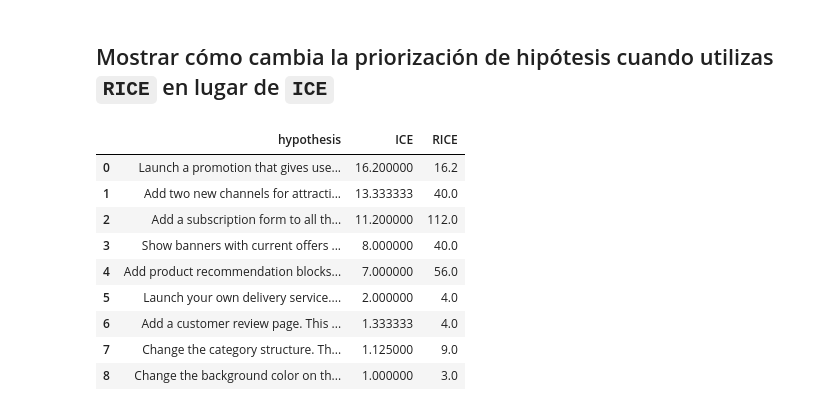
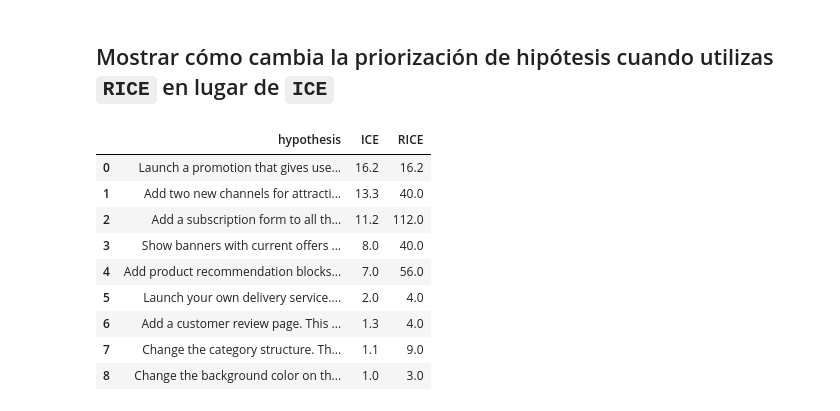
Before and after one commit to alezana85/AB_Test, a Jupyter notebook: proyecto_ab_test.ipynb, the cells around one changed output. Saved outputs shown, nothing was run; the diff lists cells and outputs as text; code cells hidden in the pictures.

```diff
--- a/proyecto_ab_test.ipynb
+++ b/proyecto_ab_test.ipynb
@@ -380,17 +380,17 @@ hypotheses_rice
 # %%
 # Unir los DataFrames
 hypotheses_ice_rice = hypotheses_ice.merge(hypotheses_rice, on='hypothesis')
 hypotheses_ice_rice = hypotheses_ice_rice[['hypothesis', 'ICE', 'RICE']]
-hypotheses_ice_rice
+hypotheses_ice_rice.round(1)
 # %% [output]
 |  | hypothesis | ICE | RICE |
-| 0 | Launch a promotion that gives use... | 16.200000 | 16.2 |
-| 1 | Add two new channels for attracti... | 13.333333 | 40.0 |
-| 2 | Add a subscription form to all th... | 11.200000 | 112.0 |
-| 3 | Show banners with current offers ... | 8.000000 | 40.0 |
-| 4 | Add product recommendation blocks... | 7.000000 | 56.0 |
-| 5 | Launch your own delivery service.... | 2.000000 | 4.0 |
-| 6 | Add a customer review page. This ... | 1.333333 | 4.0 |
-| 7 | Change the category structure. Th... | 1.125000 | 9.0 |
-| 8 | Change the background color on th... | 1.000000 | 3.0 |
+| 0 | Launch a promotion that gives use... | 16.2 | 16.2 |
+| 1 | Add two new channels for attracti... | 13.3 | 40.0 |
+| 2 | Add a subscription form to all th... | 11.2 | 112.0 |
+| 3 | Show banners with current offers ... | 8.0 | 40.0 |
+| 4 | Add product recommendation blocks... | 7.0 | 56.0 |
+| 5 | Launch your own delivery service.... | 2.0 | 4.0 |
+| 6 | Add a customer review page. This ... | 1.3 | 4.0 |
+| 7 | Change the category structure. Th... | 1.1 | 9.0 |
+| 8 | Change the background color on th... | 1.0 | 3.0 |
 # %% [markdown]
```
Also changed, not shown: parts of 7 cells of this notebook.
